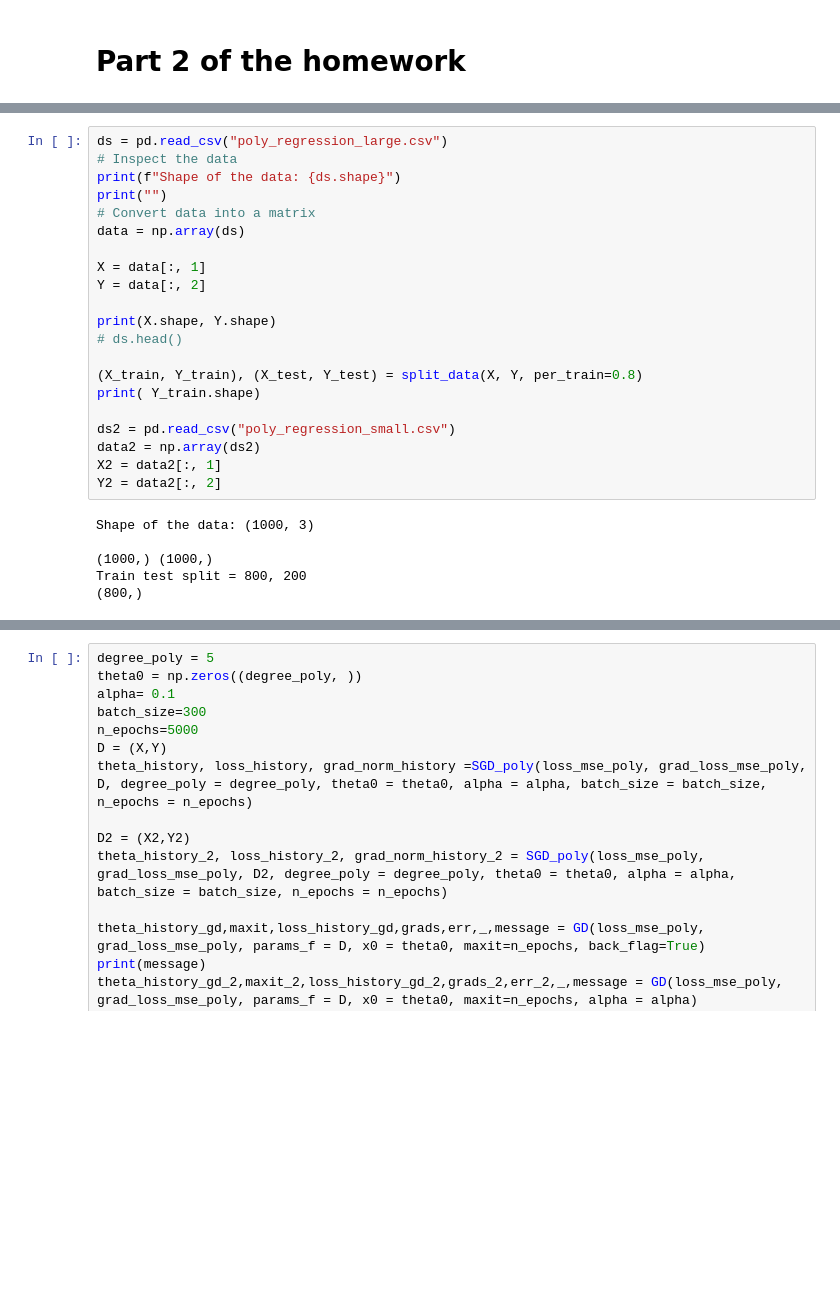
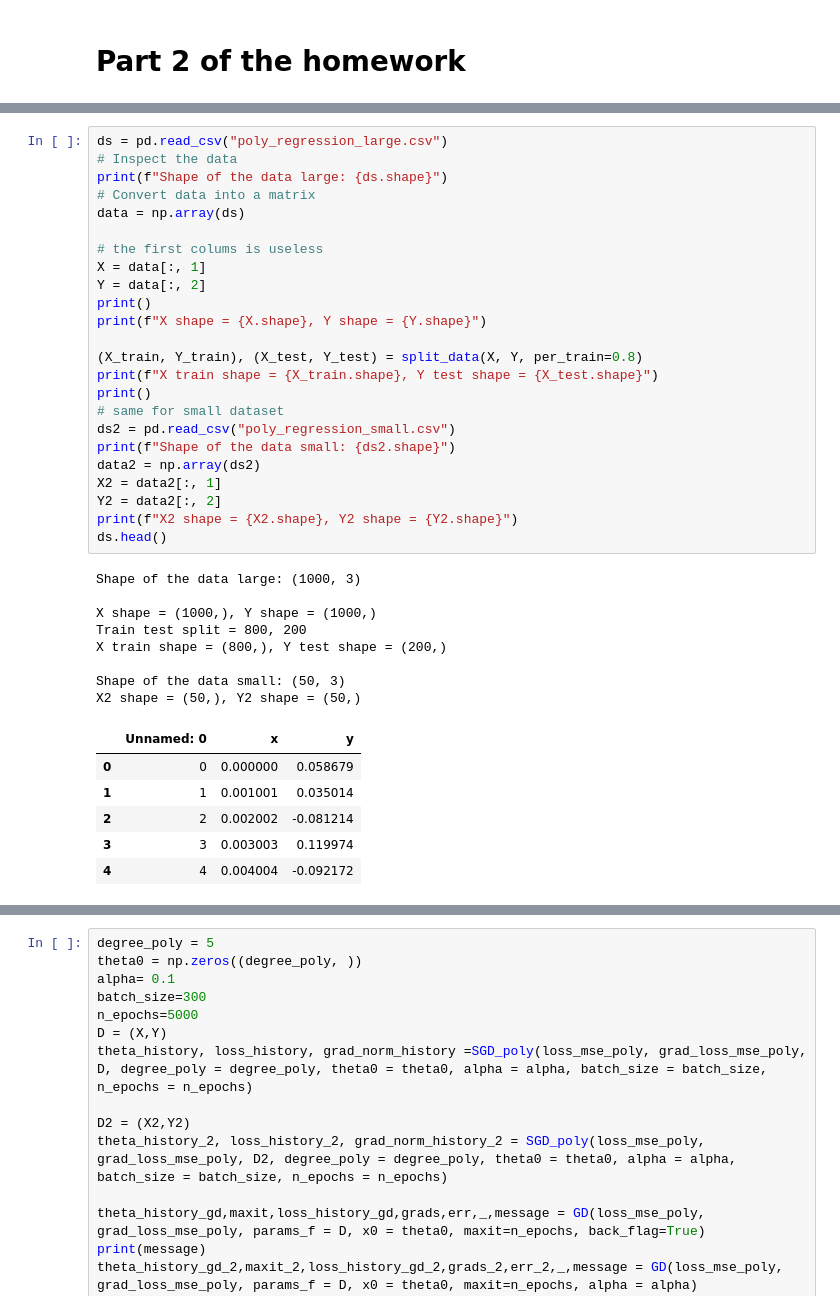
Before and after one commit to 26leonardo/homework_ssm_unibo, a Jupyter notebook: homework3.ipynb, the cells around one changed output, grey strips where cells are left out. Cells and saved outputs as stored; diff of their text form; blank space fills up the shorter version.

```diff
--- a/homework3.ipynb
+++ b/homework3.ipynb
@@ -369,30 +466,42 @@ Note that we have stall for $\alpha=0.001$ and starting point $x_0 = - 0.3$.
 # %%
 ds = pd.read_csv("poly_regression_large.csv")
 # Inspect the data
-print(f"Shape of the data: {ds.shape}")
-print("")
+print(f"Shape of the data large: {ds.shape}")
 # Convert data into a matrix
 data = np.array(ds)
 
+# the first colums is useless
 X = data[:, 1]
 Y = data[:, 2]
-
-print(X.shape, Y.shape)
-# ds.head()
+print()
+print(f"X shape = {X.shape}, Y shape = {Y.shape}")
 
 (X_train, Y_train), (X_test, Y_test) = split_data(X, Y, per_train=0.8)
-print( Y_train.shape)
-
+print(f"X train shape = {X_train.shape}, Y test shape = {X_test.shape}")
+print()
+# same for small dataset
 ds2 = pd.read_csv("poly_regression_small.csv")
+print(f"Shape of the data small: {ds2.shape}")
 data2 = np.array(ds2)
 X2 = data2[:, 1]
 Y2 = data2[:, 2]
+print(f"X2 shape = {X2.shape}, Y2 shape = {Y2.shape}")
+ds.head()
 # %% [output]
-Shape of the data: (1000, 3)
+Shape of the data large: (1000, 3)
 
-(1000,) (1000,)
+X shape = (1000,), Y shape = (1000,)
 Train test split = 800, 200
-(800,)
+X train shape = (800,), Y test shape = (200,)
+
+Shape of the data small: (50, 3)
+X2 shape = (50,), Y2 shape = (50,)
+|  | Unnamed: 0 | x | y |
+| 0 | 0 | 0.000000 | 0.058679 |
+| 1 | 1 | 0.001001 | 0.035014 |
+| 2 | 2 | 0.002002 | -0.081214 |
+| 3 | 3 | 0.003003 | 0.119974 |
+| 4 | 4 | 0.004004 | -0.092172 |
 # %%
 degree_poly = 2
 theta0 = np.zeros((degree_poly, ))
```
Also changed, not shown: parts of 10 cells of this notebook, 1 other file.
